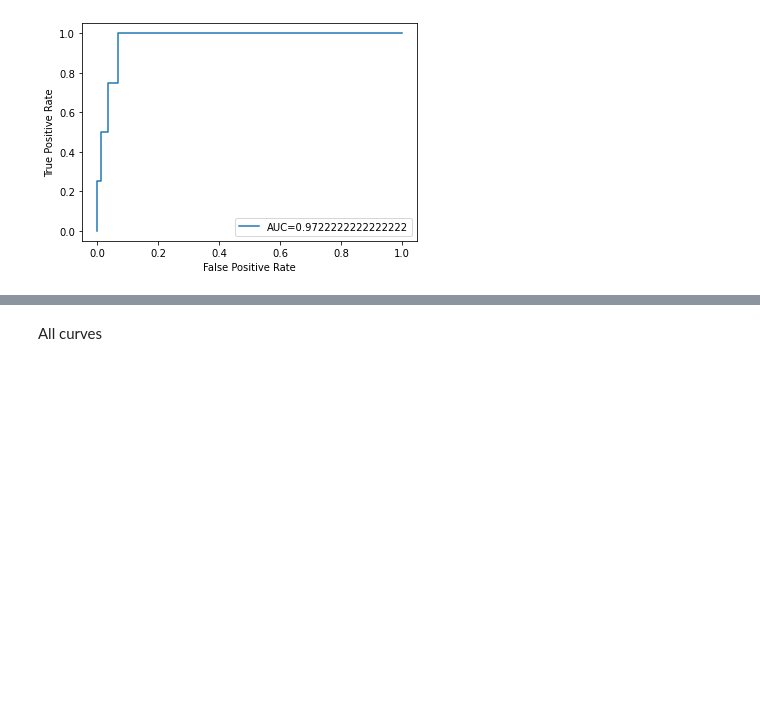
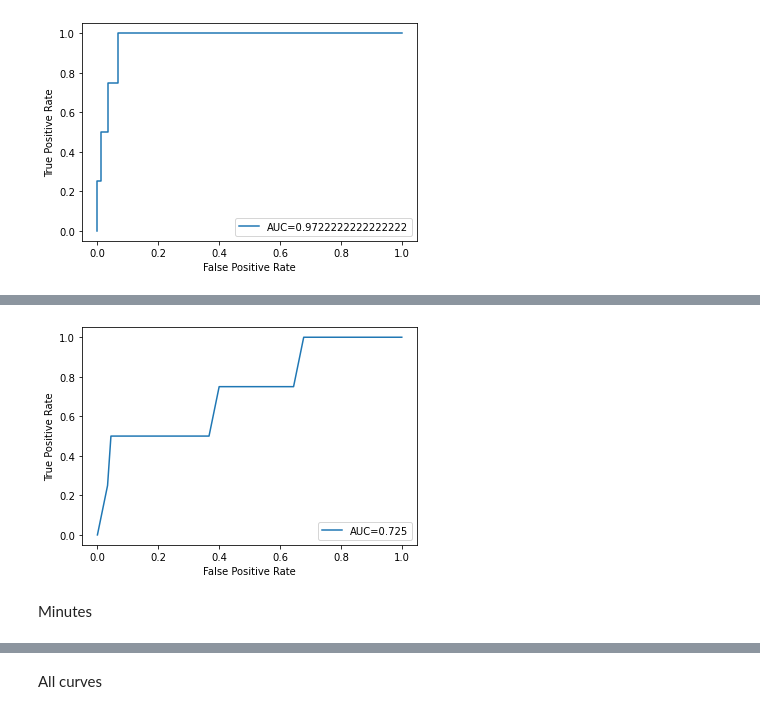
Before and after one commit to MennoCoehoorn/OZNAL, a Jupyter notebook: NBA.ipynb, the cells around one changed output, grey strips where cells are left out. Drawn from its saved outputs; the diff is of its cells as text; code cells hidden in the pictures; blank space fills up the shorter version.

```diff
--- a/NBA.ipynb
+++ b/NBA.ipynb
@@ -1240,0 +1376,3 @@ plt.show()
+# %%
+svcclassifierGS = SVC(kernel='rbf', probability=True)
+svcclassifierGS.fit(X_train,y_train)
@@ -1240,0 +1381,2 @@ plt.show()
+# %%
+predictions_prob = svcclassifierGS.predict_proba(X_test)
@@ -1240,0 +1415,14 @@ plt.show()
+# %%
+fprGS_SVM, tprGS_SVM, _ = metrics.roc_curve(y_test,  predictions_prob[::,1])
+aucGS_SVM = metrics.roc_auc_score(y_test, predictions_prob[::,1])
+
+#create ROC curve
+plt.plot(fprGS_SVM,tprGS_SVM,label="AUC="+str(aucGS_SVM))
+plt.ylabel('True Positive Rate')
+plt.xlabel('False Positive Rate')
+plt.legend(loc=4)
+plt.show()
+# %% [output]
+[figure, added]
+# %% [markdown]
+Minutes
```
Also changed, not shown: parts of 50 cells of this notebook.
